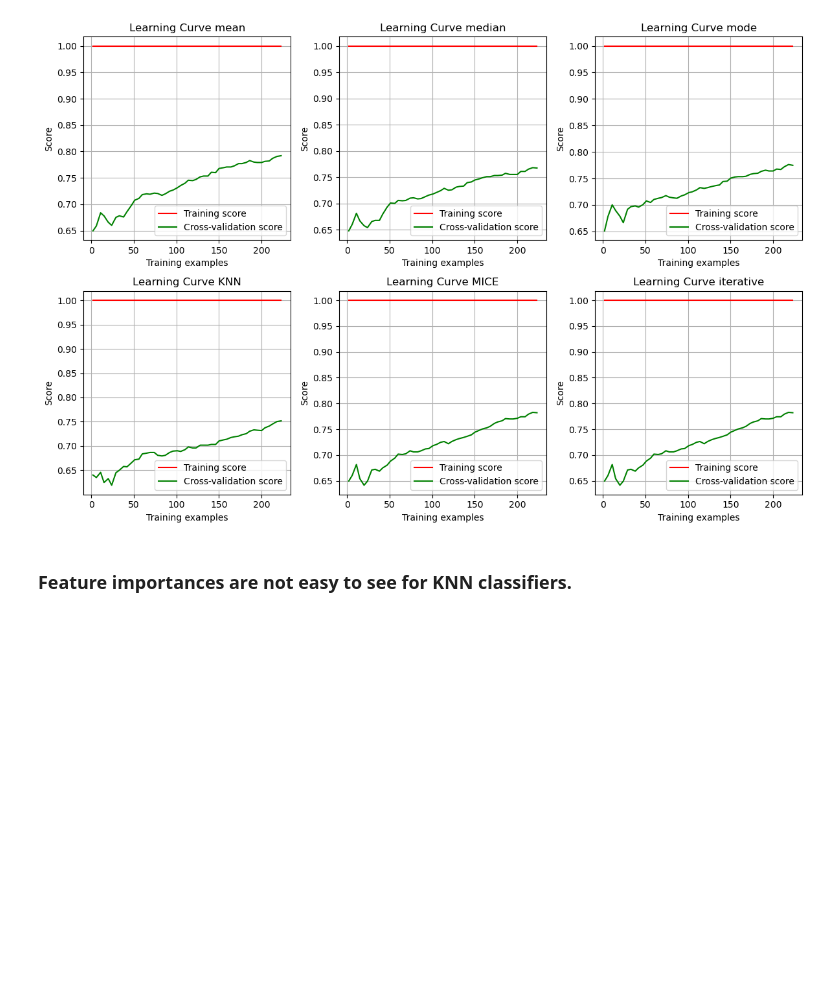
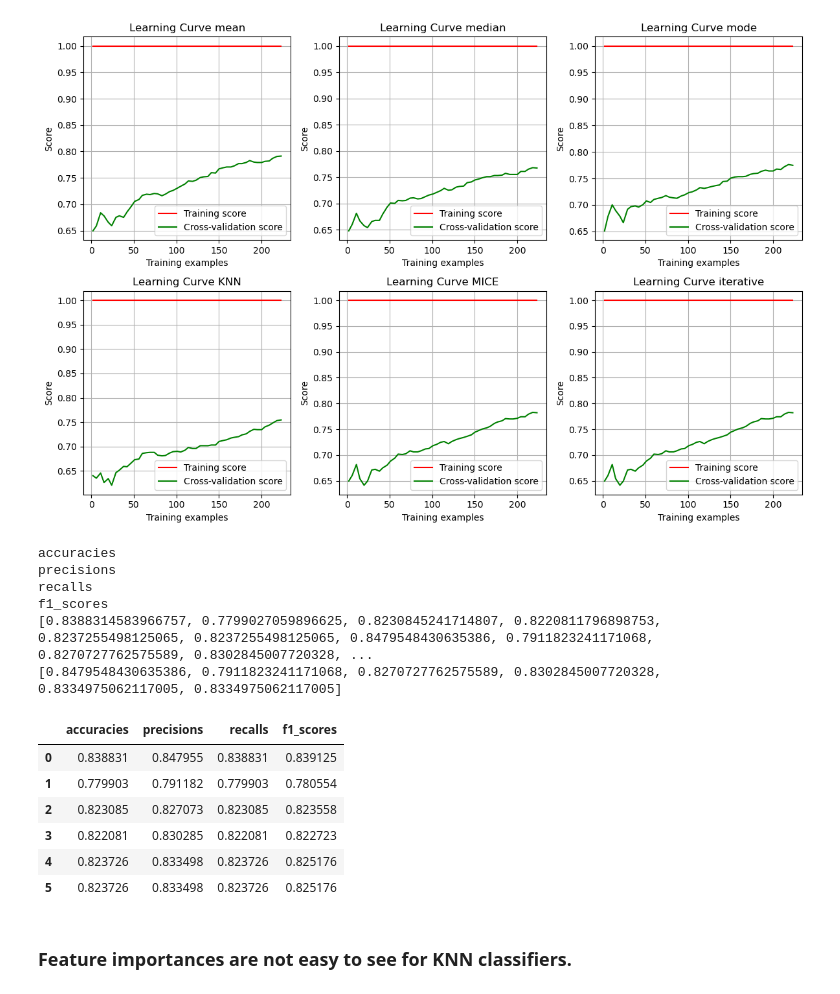
Before and after one commit to luisastue/datascience-ckd, a Jupyter notebook: 5.5_knn.ipynb, the cells around one changed output. Drawn from its saved outputs; the diff is of its cells as text; code cells hidden in the pictures; blank space fills up the shorter version.

```diff
--- a/5.5_knn.ipynb
+++ b/5.5_knn.ipynb
@@ -81,5 +117,69 @@ from util.functions import plot_learning_curves
 plot_learning_curves(results['learning_curves'])
 # %% [output]
 [figure]
+# %%
+from csv import QUOTE_NONE, QUOTE_NONNUMERIC
+import numpy as np
+
+metrics_knn = results['metrics']
+
+metrics_knn = pd.DataFrame(metrics_knn)
+
+for col in metrics_knn.columns:
+    print(col)
+
+m = []
+for col in metrics_knn.columns:
+    m.append(metrics_knn[col])
+
+#print(m)
+
+l = []
+
+
+
+for i in range(4):
+    for j in m[i]:
+        l.append(j)
+
+mean = []
+
+for i in l:
+    mean.append(np.mean(i))
+
+print(mean)
+
+print(mean[6:12])
+
+mean_dict = {
+    'accuracies': mean[0:6],
+    'precisions': mean[6:12],
+    'recalls': mean[12:18],
+    'f1_scores': mean[18:24]
+}
+
+mean_df = pd.DataFrame(mean_dict)
+
+mean_df
+
+
+
+mean_df.to_csv('metrics_knn.csv', index = False, quoting= QUOTE_NONNUMERIC, quotechar= '"')
+
+mean_df
+# %% [output]
+accuracies
+precisions
+recalls
+f1_scores
+[0.8388314583966757, 0.7799027059896625, 0.8230845241714807, 0.8220811796898753, 0.8237255498125065, 0.8237255498125065, 0.8479548430635386, 0.7911823241171068, 0.8270727762575589, 0.8302845007720328, ...
+[0.8479548430635386, 0.7911823241171068, 0.8270727762575589, 0.8302845007720328, 0.8334975062117005, 0.8334975062117005]
+|  | accuracies | precisions | recalls | f1_scores |
+| 0 | 0.838831 | 0.847955 | 0.838831 | 0.839125 |
+| 1 | 0.779903 | 0.791182 | 0.779903 | 0.780554 |
+| 2 | 0.823085 | 0.827073 | 0.823085 | 0.823558 |
+| 3 | 0.822081 | 0.830285 | 0.822081 | 0.822723 |
+| 4 | 0.823726 | 0.833498 | 0.823726 | 0.825176 |
+| 5 | 0.823726 | 0.833498 | 0.823726 | 0.825176 |
 # %% [markdown]
 ### Feature importances are not easy to see for KNN classifiers.
```
Also changed, not shown: parts of 4 cells of this notebook, 11 other files.
